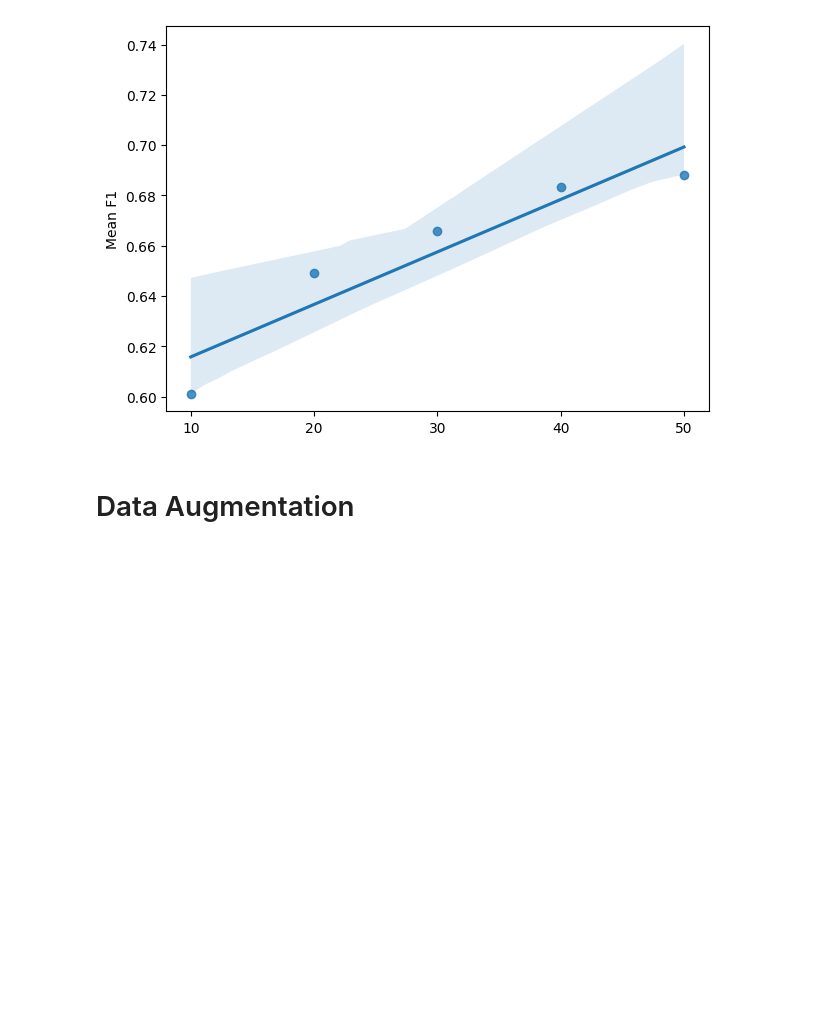
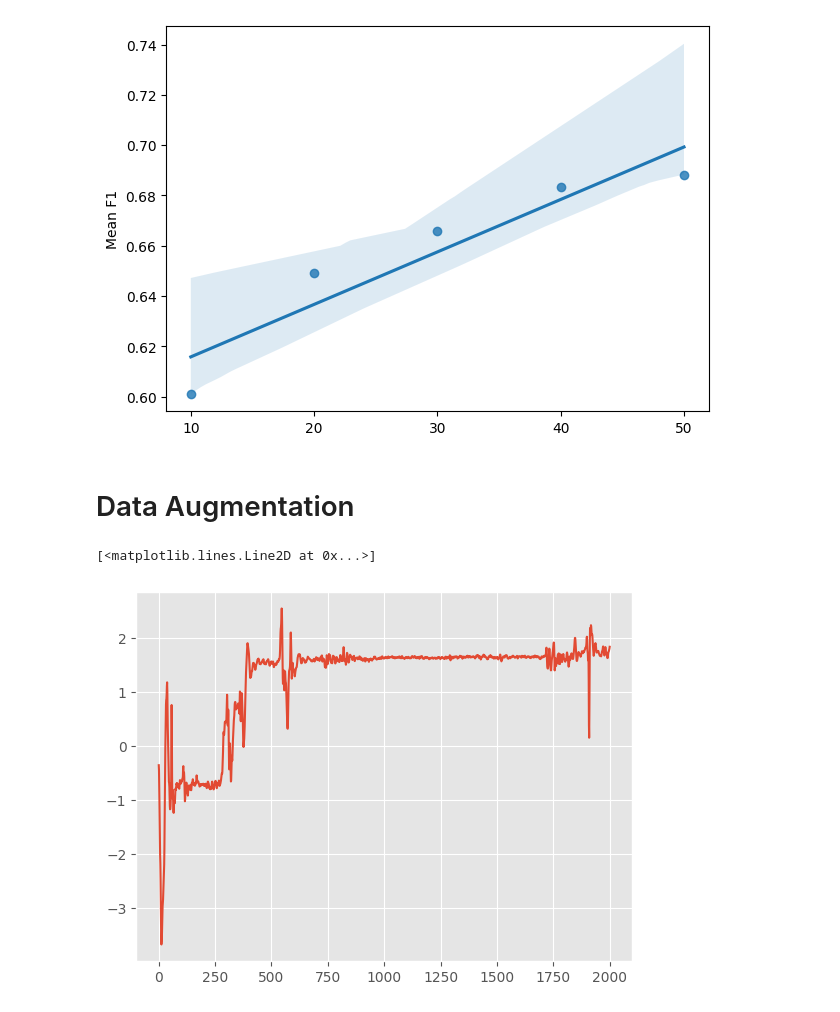
Before and after one commit to Musa-Azeem/eating-detection, a Jupyter notebook: data_aug.ipynb, the cells around one changed output. Saved outputs shown, nothing was run; the diff lists cells and outputs as text; code cells hidden in the pictures; blank space fills up the shorter version.

```diff
--- a/data_aug.ipynb
+++ b/data_aug.ipynb
@@ -146 +108,10 @@ def load_nursing_noise(nurses='all', winsize=2001, test_size=0.25, batch_size=51
+# %%
+
+import torch.nn.functional as F
+
+x = F.interpolate(x.unsqueeze(0), x.shape[-1]*8, mode='linear')
+x = F.interpolate(x, x.shape[-1]//8).squeeze(0)
+# %% [output]
+[<matplotlib.lines.Line2D at 0x...>]
+[figure, added]
 # %%
```
Also changed, not shown: parts of 6 cells of this notebook, 5 other files.
